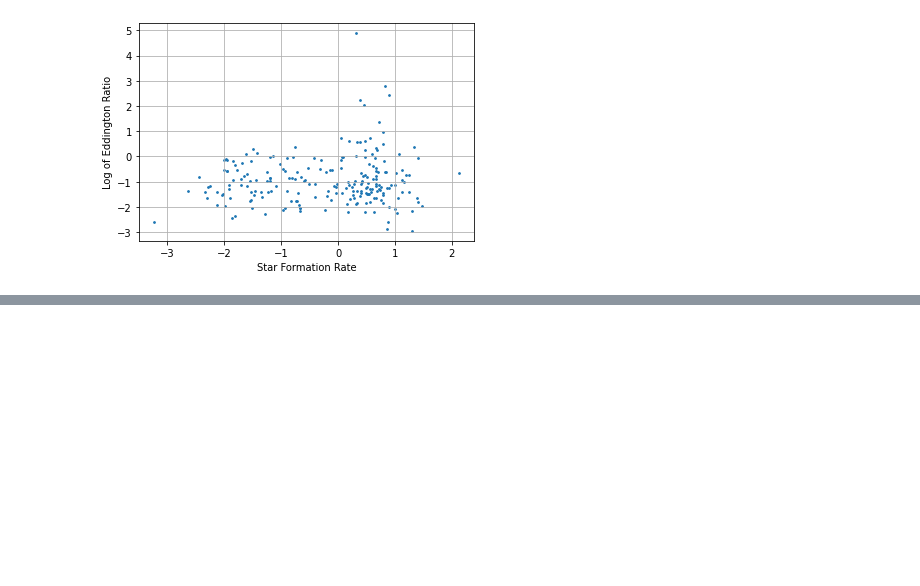
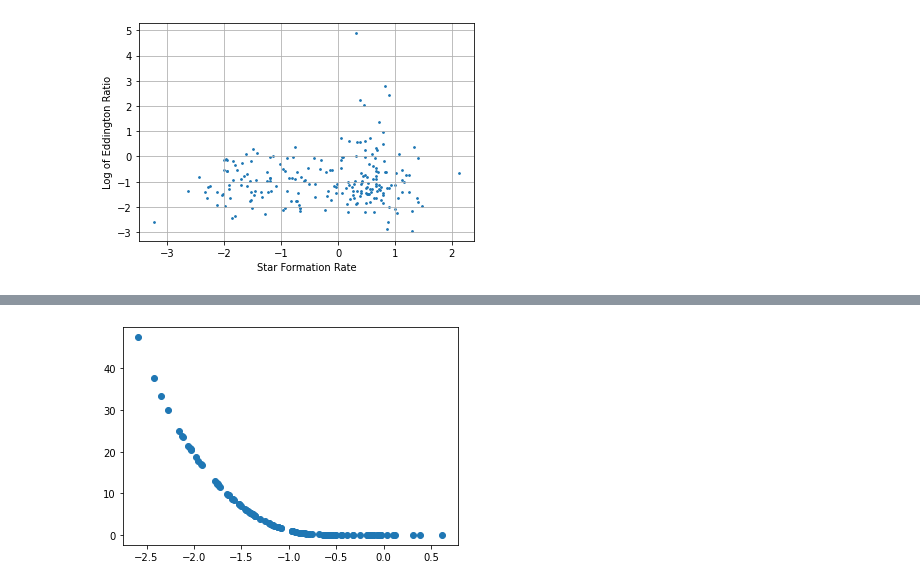
Before and after one commit to arjuns2197/Active-Galactic-Nuclei, a Jupyter notebook: agn.ipynb, the cells around one changed output, grey strips where cells are left out. Cells and saved outputs as stored; diff of their text form; code cells hidden in the pictures; blank space fills up the shorter version.

```diff
--- a/agn.ipynb
+++ b/agn.ipynb
@@ -452,6 +404,7 @@ plt.show()
 # %%
+import scipy.integrate as integrate
+lambda_min = 1e-10
+
 def Schechter(x, alpha, lambda_star):
-  lambda_min = -4
-  c_normalisation = 1/ integrate.quad(lambda z: (z/lambda_star)**(-alpha)*np.exp(-z/lambda_star), -4, inf)[0]
-  p_Xi= c_normalisation*(x/lambda_star)**(-alpha)*np.exp(-x/lambda_star)
+  p_Xi= (x/lambda_star)**(-alpha)*np.exp(-x/lambda_star)
   return p_Xi
@@ -487,0 +478,5 @@ def ln_p_sch_maxi(theta):
+# %%
+plt.scatter(np.log10(lambda_),normalisation(result.x[0],result.x[1])*Schechter(lambda_,result.x[0],result.x[1]))
+plt.show()
+# %% [output]
+[figure, added]
```
Also changed, not shown: parts of 14 cells of this notebook.
